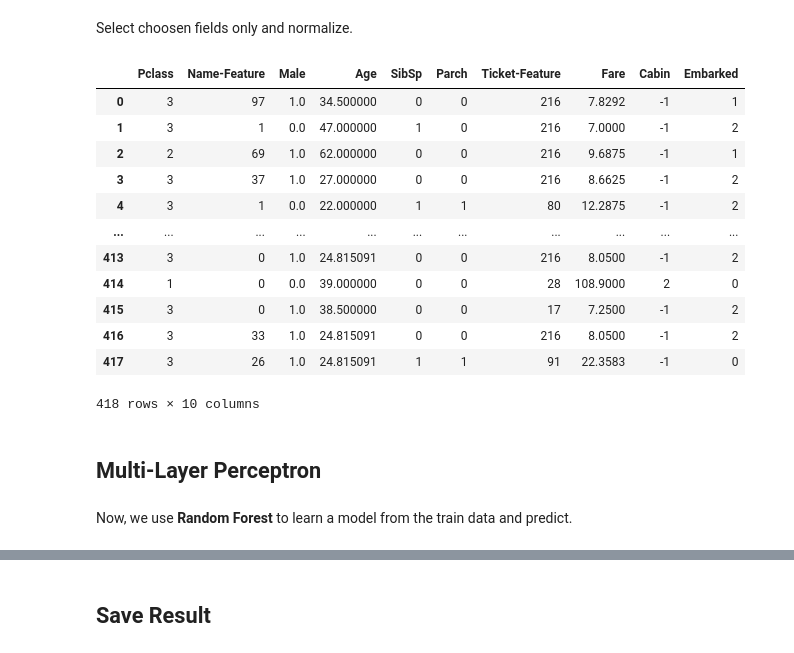
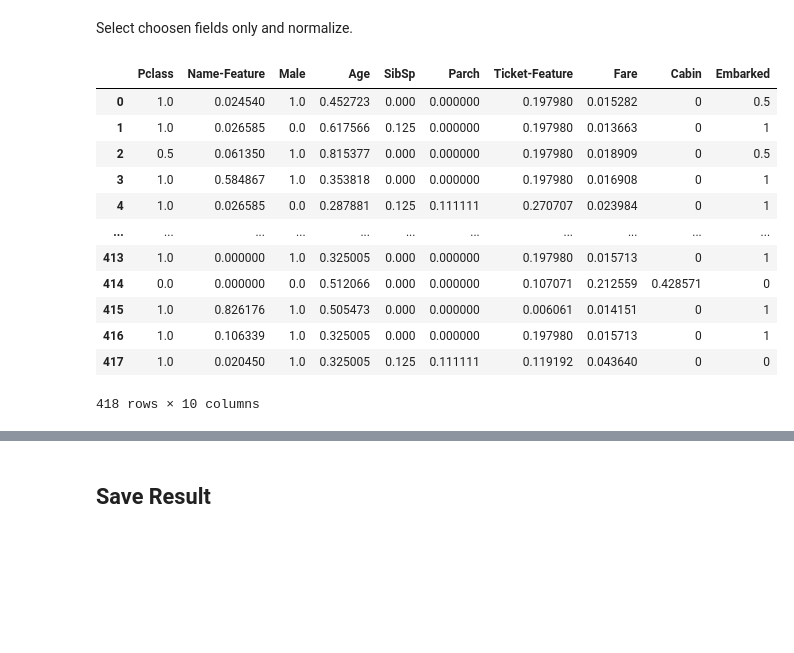
Before and after one commit to aguang-xyz/kaggle-solutions, a Jupyter notebook: solutions/titanic/solution.ipynb, the cells around one changed output, grey strips where cells are left out. Drawn from its saved outputs; the diff is of its cells as text; code cells hidden in the pictures; blank space fills up the shorter version.

```diff
--- a/solutions/titanic/solution-random-forest.ipynb
+++ b/solutions/titanic/solution.ipynb
@@ -658,22 +661,20 @@ Select choosen fields only and normalize.
 # %%
 test_x = test[['Pclass', 'Name-Feature', 'Male', 'Age', 'SibSp', 'Parch', 'Ticket-Feature', 'Fare', 'Cabin', 'Embarked']]
 
+test_x = (test_x - test_x.min()) / (test_x.max() - test_x.min())
+
 test_x
 # %% [output]
 |  | Pclass | Name-Feature | Male | Age | SibSp | Parch | Ticket-Feature | Fare | Cabin | Embarked |
-| 0 | 3 | 97 | 1.0 | 34.500000 | 0 | 0 | 216 | 7.8292 | -1 | 1 |
-| 1 | 3 | 1 | 0.0 | 47.000000 | 1 | 0 | 216 | 7.0000 | -1 | 2 |
-| 2 | 2 | 69 | 1.0 | 62.000000 | 0 | 0 | 216 | 9.6875 | -1 | 1 |
-| 3 | 3 | 37 | 1.0 | 27.000000 | 0 | 0 | 216 | 8.6625 | -1 | 2 |
-| 4 | 3 | 1 | 0.0 | 22.000000 | 1 | 1 | 80 | 12.2875 | -1 | 2 |
+| 0 | 1.0 | 0.024540 | 1.0 | 0.452723 | 0.000 | 0.000000 | 0.197980 | 0.015282 | 0 | 0.5 |
+| 1 | 1.0 | 0.026585 | 0.0 | 0.617566 | 0.125 | 0.000000 | 0.197980 | 0.013663 | 0 | 1 |
+| 2 | 0.5 | 0.061350 | 1.0 | 0.815377 | 0.000 | 0.000000 | 0.197980 | 0.018909 | 0 | 0.5 |
+| 3 | 1.0 | 0.584867 | 1.0 | 0.353818 | 0.000 | 0.000000 | 0.197980 | 0.016908 | 0 | 1 |
+| 4 | 1.0 | 0.026585 | 0.0 | 0.287881 | 0.125 | 0.111111 | 0.270707 | 0.023984 | 0 | 1 |
 | ... | ... | ... | ... | ... | ... | ... | ... | ... | ... | ... |
-| 413 | 3 | 0 | 1.0 | 24.815091 | 0 | 0 | 216 | 8.0500 | -1 | 2 |
-| 414 | 1 | 0 | 0.0 | 39.000000 | 0 | 0 | 28 | 108.9000 | 2 | 0 |
-| 415 | 3 | 0 | 1.0 | 38.500000 | 0 | 0 | 17 | 7.2500 | -1 | 2 |
-| 416 | 3 | 33 | 1.0 | 24.815091 | 0 | 0 | 216 | 8.0500 | -1 | 2 |
-| 417 | 3 | 26 | 1.0 | 24.815091 | 1 | 1 | 91 | 22.3583 | -1 | 0 |
+| 413 | 1.0 | 0.000000 | 1.0 | 0.325005 | 0.000 | 0.000000 | 0.197980 | 0.015713 | 0 | 1 |
+| 414 | 0.0 | 0.000000 | 0.0 | 0.512066 | 0.000 | 0.000000 | 0.107071 | 0.212559 | 0.428571 | 0 |
+| 415 | 1.0 | 0.826176 | 1.0 | 0.505473 | 0.000 | 0.000000 | 0.006061 | 0.014151 | 0 | 1 |
+| 416 | 1.0 | 0.106339 | 1.0 | 0.325005 | 0.000 | 0.000000 | 0.197980 | 0.015713 | 0 | 1 |
+| 417 | 1.0 | 0.020450 | 1.0 | 0.325005 | 0.125 | 0.111111 | 0.119192 | 0.043640 | 0 | 0 |
 418 rows × 10 columns
-# %% [markdown]
-## Multi-Layer Perceptron
-# %% [markdown]
-Now, we use **Random Forest** to learn a model from the train data and predict.
```
Also changed, not shown: parts of 8 cells of this notebook, 1 other file.
